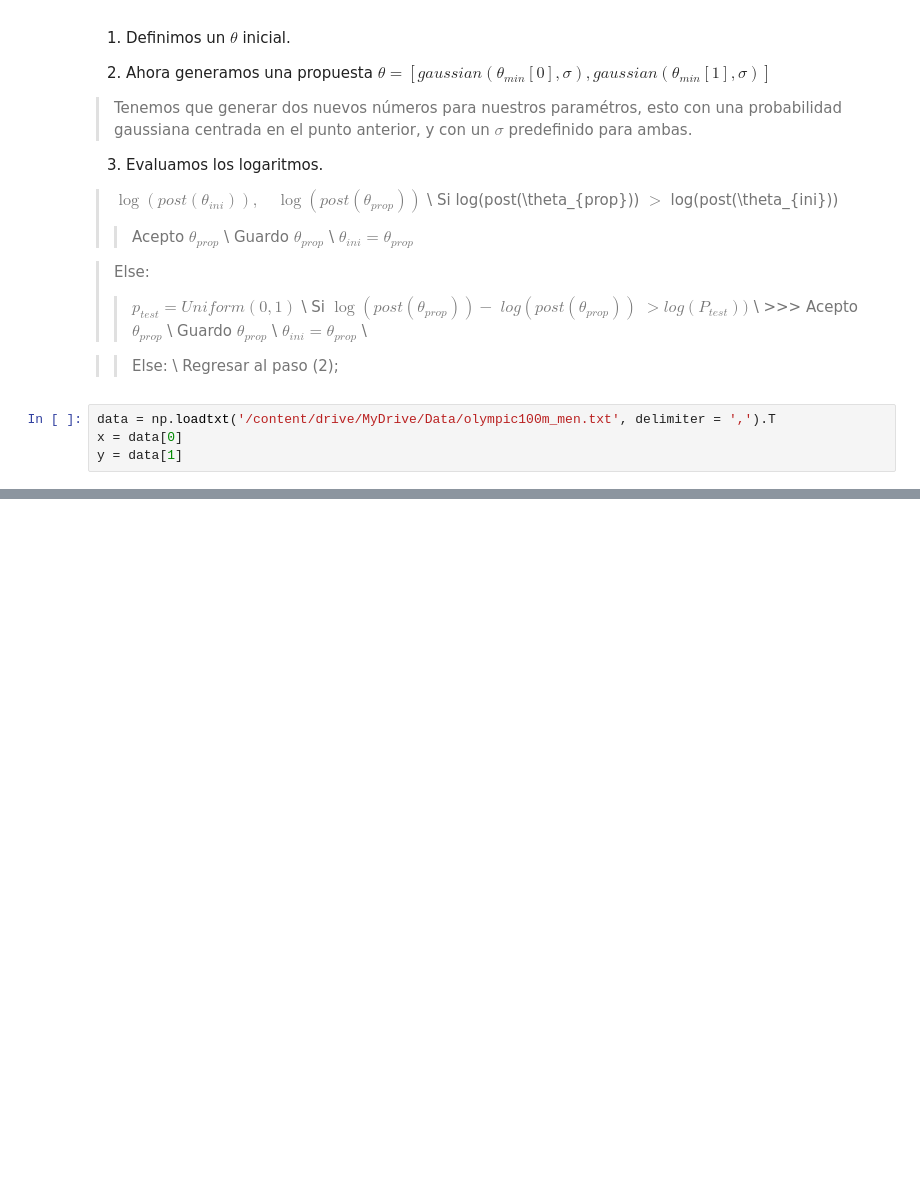
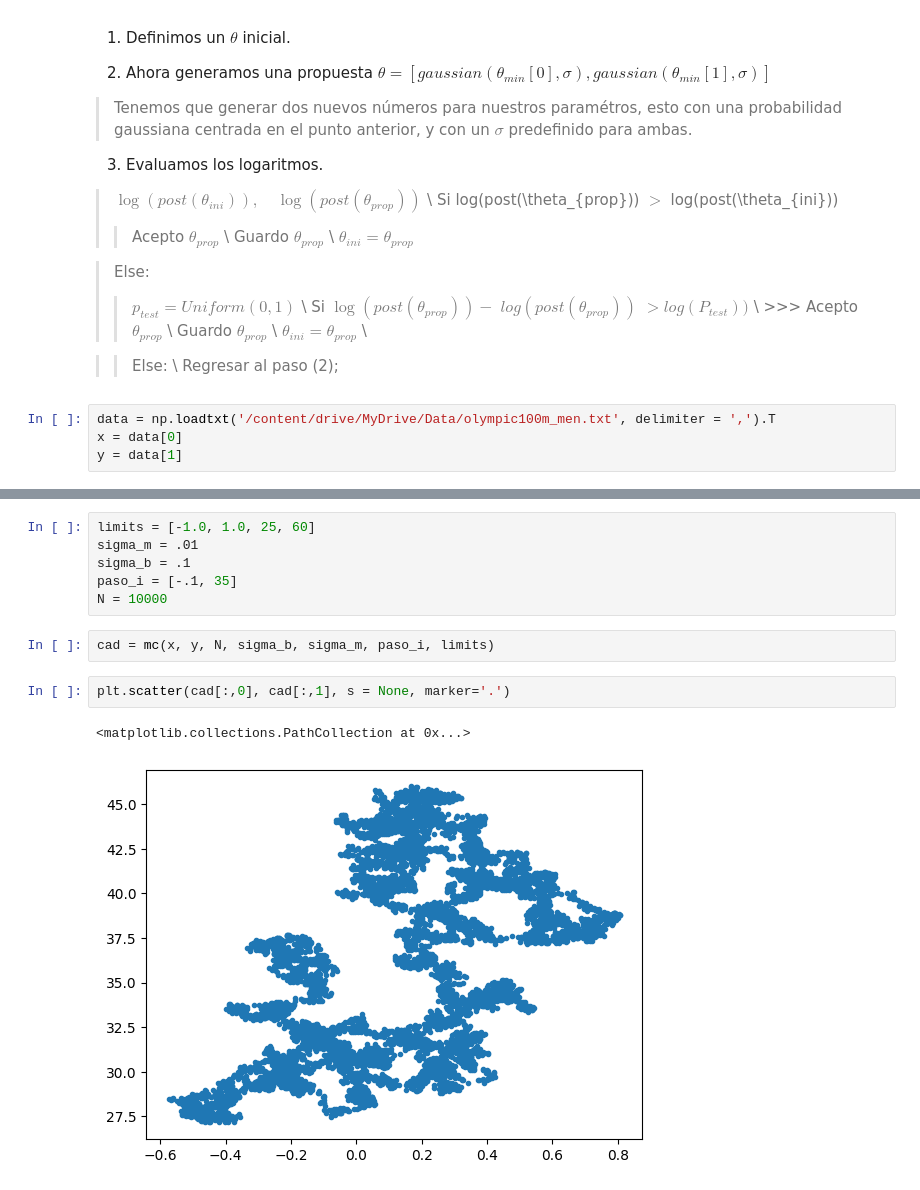
Before and after one commit to DCI-alxogm/ml2023-PotterSR, a Jupyter notebook: Sep29-30/Clase30Sep.ipynb, the cells around one changed output, grey strips where cells are left out. Drawn from its saved outputs; the diff is of its cells as text; blank space fills up the shorter version.

```diff
--- a/Sep29-30/Clase30Sep.ipynb
+++ b/Sep29-30/Clase30Sep.ipynb
@@ -150,0 +102,13 @@ array([24.98798266, 24.96077318, 24.96077318, ..., 24.1380018 ,
+# %%
+limits = [-1.0, 1.0, 25, 60]
+sigma_m = .01
+sigma_b = .1
+paso_i = [-.1, 35]
+N = 10000
+# %%
+cad = mc(x, y, N, sigma_b, sigma_m, paso_i, limits)
+# %%
+plt.scatter(cad[:,0], cad[:,1], s = None, marker='.')
+# %% [output]
+<matplotlib.collections.PathCollection at 0x...>
+[figure, added]
```
Also changed, not shown: parts of 24 cells of this notebook.
